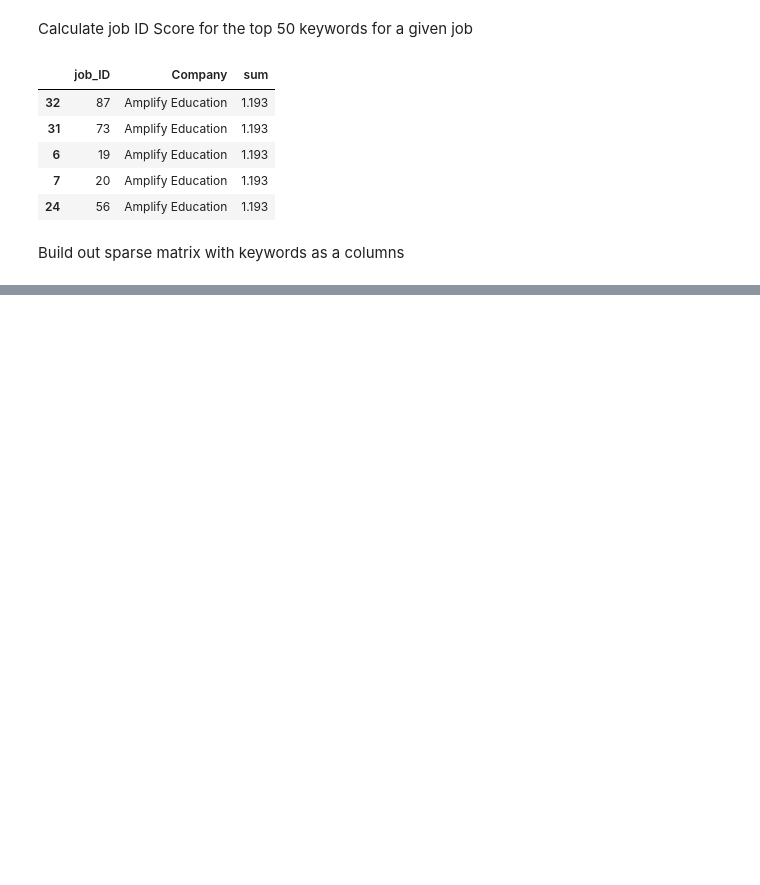
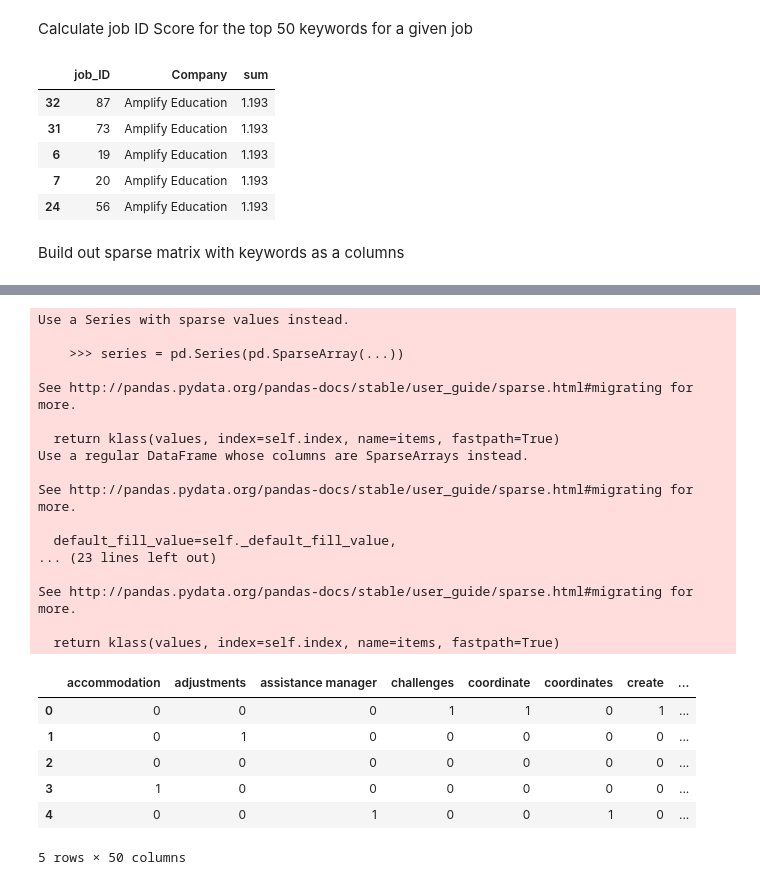
Before and after one commit to dmeyers83/TermEstimate, a Jupyter notebook: coinjoint.ipynb, the cells around one changed output, grey strips where cells are left out. Saved outputs shown, nothing was run; the diff lists cells and outputs as text; code cells hidden in the pictures; blank space fills up the shorter version.

```diff
--- a/coinjoint.ipynb
+++ b/coinjoint.ipynb
@@ -164,0 +209,27 @@ See http://pandas.pydata.org/pandas-docs/stable/user_guide/sparse.html#migrating
+# %%
+X.head()
+# %% [output]
+Use a Series with sparse values instead.
+
+    >>> series = pd.Series(pd.SparseArray(...))
+
+See http://pandas.pydata.org/pandas-docs/stable/user_guide/sparse.html#migrating for more.
+
+  return klass(values, index=self.index, name=items, fastpath=True)
+Use a regular DataFrame whose columns are SparseArrays instead.
+
+See http://pandas.pydata.org/pandas-docs/stable/user_guide/sparse.html#migrating for more.
+
+  default_fill_value=self._default_fill_value,
+... (23 lines left out)
+
+See http://pandas.pydata.org/pandas-docs/stable/user_guide/sparse.html#migrating for more.
+
+  return klass(values, index=self.index, name=items, fastpath=True)
+|  | accommodation | adjustments | assistance manager | challenges | coordinate | coordinates | create | ... |
+| 0 | 0 | 0 | 0 | 1 | 1 | 0 | 1 | ... |
+| 1 | 0 | 1 | 0 | 0 | 0 | 0 | 0 | ... |
+| 2 | 0 | 0 | 0 | 0 | 0 | 0 | 0 | ... |
+| 3 | 1 | 0 | 0 | 0 | 0 | 0 | 0 | ... |
+| 4 | 0 | 0 | 1 | 0 | 0 | 1 | 0 | ... |
+5 rows × 50 columns
```
Also changed, not shown: parts of 14 cells of this notebook.
